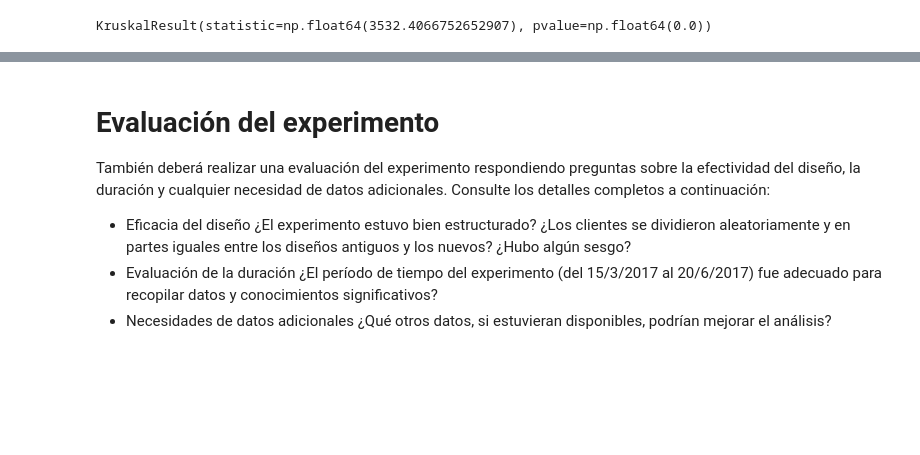
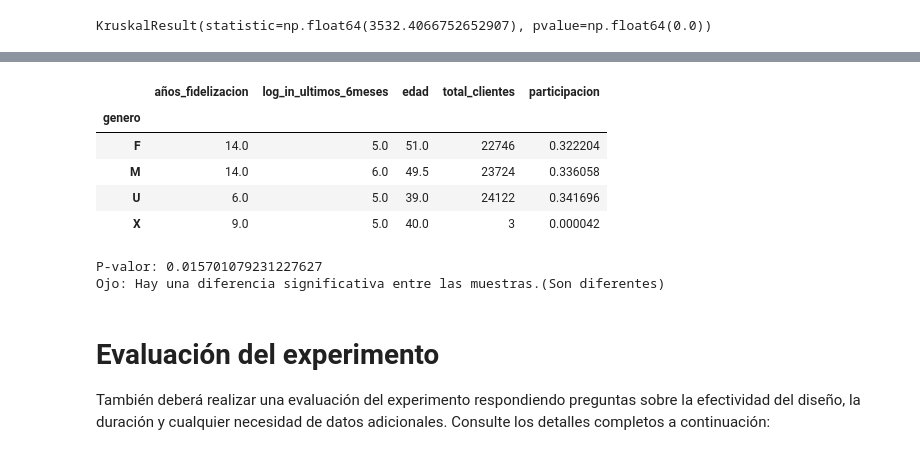
Before and after one commit to carmamenriosrodriguez/proyecto-5-, a Jupyter notebook: Proyecto.ipynb, the cells around one changed output, grey strips where cells are left out. Saved outputs shown, nothing was run; the diff lists cells and outputs as text; code cells hidden in the pictures; blank space fills up the shorter version.

Commit message:
Todos los archivos nuevos

```diff
--- a/Proyecto.ipynb
+++ b/Proyecto.ipynb
@@ -1573,11 +1718,30 @@ KruskalResult(statistic=np.float64(3532.4066752652907), pvalue=np.float64(0.0))
+# %%
+perfil_uso['participacion'] = perfil_uso['total_clientes'] / perfil_uso['total_clientes'].sum()
+perfil_uso
+# %% [output]
+|  | años_fidelizacion | log_in_ultimos_6meses | edad | total_clientes | participacion |
+| genero |  |  |  |  |  |
+| F | 14.0 | 5.0 | 51.0 | 22746 | 0.322204 |
+| M | 14.0 | 6.0 | 49.5 | 23724 | 0.336058 |
+| U | 6.0 | 5.0 | 39.0 | 24122 | 0.341696 |
+| X | 9.0 | 5.0 | 40.0 | 3 | 0.000042 |
+# %%
+## Veamos un T- test para ver si hay sesgos
+df_unicos = df_final.drop_duplicates(subset=['client_id'])
+
+test_f = df_unicos[(df_unicos['tipo'] == 'Test')]["edad"]
+control_f = df_unicos[(df_unicos['tipo'] == 'Control')]["edad"]
+
+t_stat, p_val = stats.ttest_ind(control_f, test_f)
+
+print(f"P-valor: {p_val}")
+if p_val > 0.05:
+    print("No hay sesgo significativo: Los grupos son comparables.(Son iguales)")
+else:
+    print("Ojo: Hay una diferencia significativa entre las muestras.(Son diferentes)")
+# %% [output]
+P-valor: 0.015701079231227627
+Ojo: Hay una diferencia significativa entre las muestras.(Son diferentes)
 # %% [markdown]
 # Evaluación del experimento
 También deberá realizar una evaluación del experimento respondiendo preguntas sobre la efectividad del diseño, la duración y cualquier necesidad de datos adicionales. Consulte los detalles completos a continuación:
-- Eficacia del diseño
-¿El experimento estuvo bien estructurado?
-¿Los clientes se dividieron aleatoriamente y en partes iguales entre los diseños antiguos y los nuevos?
-¿Hubo algún sesgo?
-- Evaluación de la duración
-¿El período de tiempo del experimento (del 15/3/2017 al 20/6/2017) fue adecuado para recopilar datos y conocimientos significativos?
-- Necesidades de datos adicionales
-¿Qué otros datos, si estuvieran disponibles, podrían mejorar el análisis?
```
Also changed, not shown: parts of 57 cells of this notebook, 14 other files.
